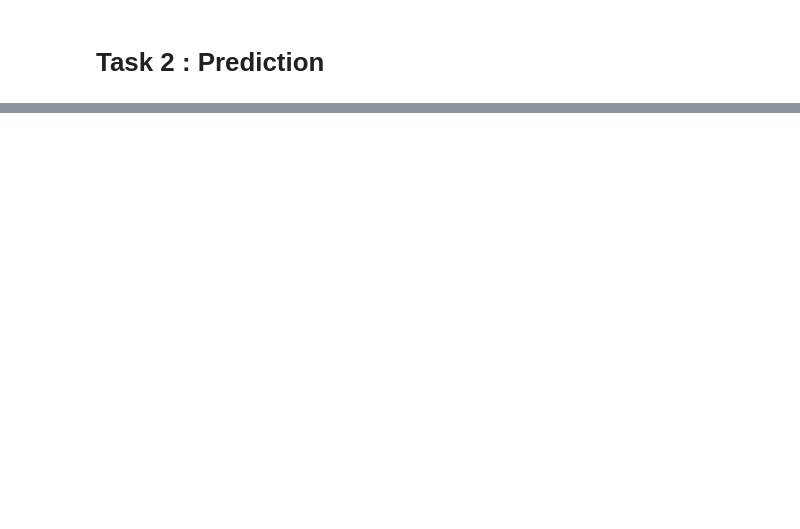
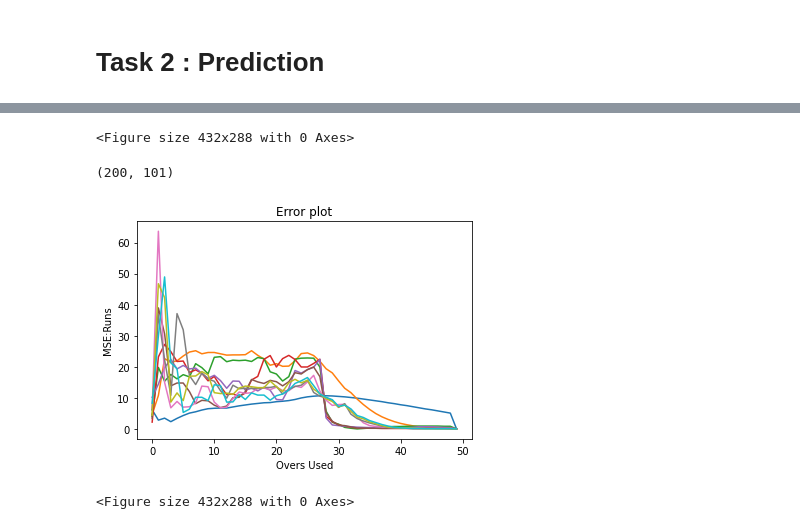
Before and after one commit to AdarshShah/Cricket-Trajectory-Prediction, a Jupyter notebook: main.ipynb, the cells around one changed output, grey strips where cells are left out. Drawn from its saved outputs; the diff is of its cells as text; code cells hidden in the pictures; blank space fills up the shorter version.

```diff
--- a/main.ipynb
+++ b/main.ipynb
@@ -128,0 +409,62 @@ inf
+# %%
+matches = test[np.random.randint(0,test.shape[0],200),:]
+error = np.zeros((6,50))
+i=0
+for k in [1,2,5,10,20,30]:
+    for inning in matches:
+        for intervention_point in range(1,50):
+            Z = np.zeros(2*intervention_point)
+            Z[:intervention_point],Z[intervention_point:] = inning[:intervention_point],inning[50:50+intervention_point]
+            Wopt = 1
+            loss = np.inf
+            match = np.zeros(100)
+            final_finish=np.searchsorted(inning[:50],10)-1
+            for W in [1,2,3,4,5]:
+                prediction,finish = mRSC(Z,train,intervention_point,10,W)
+                A = np.zeros(2*intervention_point)
+                A[:intervention_point],A[intervention_point:] = prediction[:intervention_point],prediction[50:50+intervention_point]
+                diff1 = sqrt(np.mean(np.square(A[:intervention_point]-Z[:intervention_point])))
+                diff2 = sqrt(np.mean(np.square(A[intervention_point:]-Z[intervention_point:])))
+                if diff1+W*diff2 <= loss:
+                    Wopt = W
+                    loss = diff1+W*diff2
+                    match = prediction
+            error[i,intervention_point-1] += (match[final_finish]-inning[final_finish])**2
+    i+=1
+error /= 10
+error = np.sqrt(error)
+i=0
+for k in [1,2,5,10,20,30]:
+    plt.plot(error[i,:])
+    plt.xlabel('Overs Used')
+    plt.ylabel('MSE:Runs')
+    plt.title(f'Error plot for k={k}')
+    plt.savefig(f'./Task2/T2_k={k}.pdf',dpi=200)
+    plt.clf()
+    i+=1
+# %% [output]
+<Figure size 432x288 with 0 Axes>
+# %%
+def mRSC2(X,data,intervention_point,k):
+    U,S,V = np.linalg.svd(data)
+    S_ = np.diag(S[:k])
+    M = U[:,:k]@S_@V[:k,:]
+
+    M_k = np.zeros(shape=(M.shape[0],2*intervention_point+1))
+    M_k[:,:intervention_point],M_k[:,intervention_point:2*intervention_point] = M[:,:intervention_point],M[:,50:50+intervention_point]
+    M_k[:,-1] = data[:,100]
+    X[intervention_point:] = X[intervention_point:]
+
+    xopt,rnorm = op.nnls(A=M_k.transpose(),b=X)
+    result = np.int16(np.round(xopt@M))
+
+    finish = np.searchsorted(result[50:],10,side='left')
+
+    return result,finish
+
+np.random.shuffle(Innings2)
+cv_test,test,train = Innings2[:200],Innings2[200:400],Innings2[400:]
+
+print(cv_test.shape)
+# %% [output]
+(200, 101)
@@ -128,0 +510,14 @@ inf
+# %%
+i=0
+for k in [1,2,3,4,5,10,15,20,25,30]:
+    plt.plot(error[i,:],label=f'{k}')
+    plt.xlabel('Overs Used')
+    plt.ylabel('MSE:Runs')
+    plt.title(f'Error plot')
+    i+=1
+
+plt.show()
+plt.clf()
+# %% [output]
+[figure, added]
+<Figure size 432x288 with 0 Axes>
```
Also changed, not shown: parts of 20 cells of this notebook, 35 other files.
